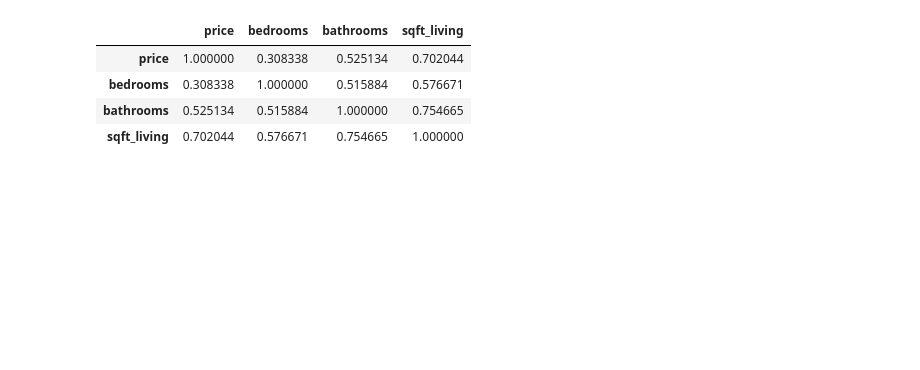
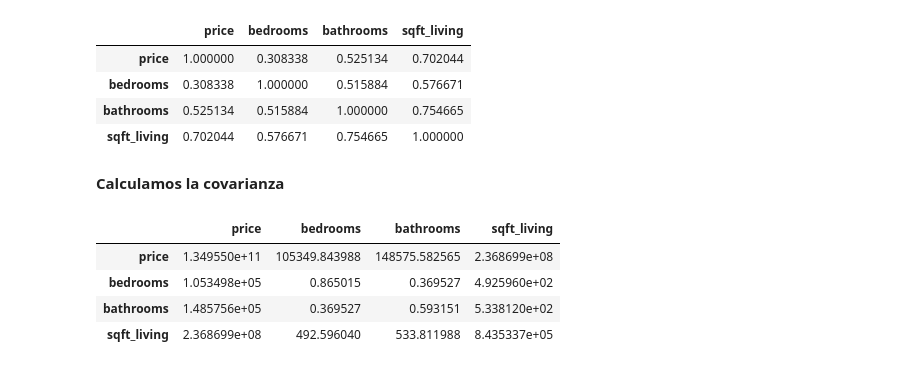
Before and after one commit to Godiex/bosting_house, a Jupyter notebook: exploratory_analysis.ipynb, the cells around one changed output. Drawn from its saved outputs; the diff is of its cells as text; code cells hidden in the pictures; blank space fills up the shorter version.

```diff
--- a/exploratory_analysis.ipynb
+++ b/exploratory_analysis.ipynb
@@ -71,3 +73,13 @@ data.corr()
 | bedrooms | 0.308338 | 1.000000 | 0.515884 | 0.576671 |
 | bathrooms | 0.525134 | 0.515884 | 1.000000 | 0.754665 |
 | sqft_living | 0.702044 | 0.576671 | 0.754665 | 1.000000 |
+# %% [markdown]
+**Calculamos la covarianza**
+# %%
+data.cov()
+# %% [output]
+|  | price | bedrooms | bathrooms | sqft_living |
+| price | 1.349550e+11 | 105349.843988 | 148575.582565 | 2.368699e+08 |
+| bedrooms | 1.053498e+05 | 0.865015 | 0.369527 | 4.925960e+02 |
+| bathrooms | 1.485756e+05 | 0.369527 | 0.593151 | 5.338120e+02 |
+| sqft_living | 2.368699e+08 | 492.596040 | 533.811988 | 8.435337e+05 |
```
Also changed, not shown: parts of 4 cells of this notebook, 1 other file.
